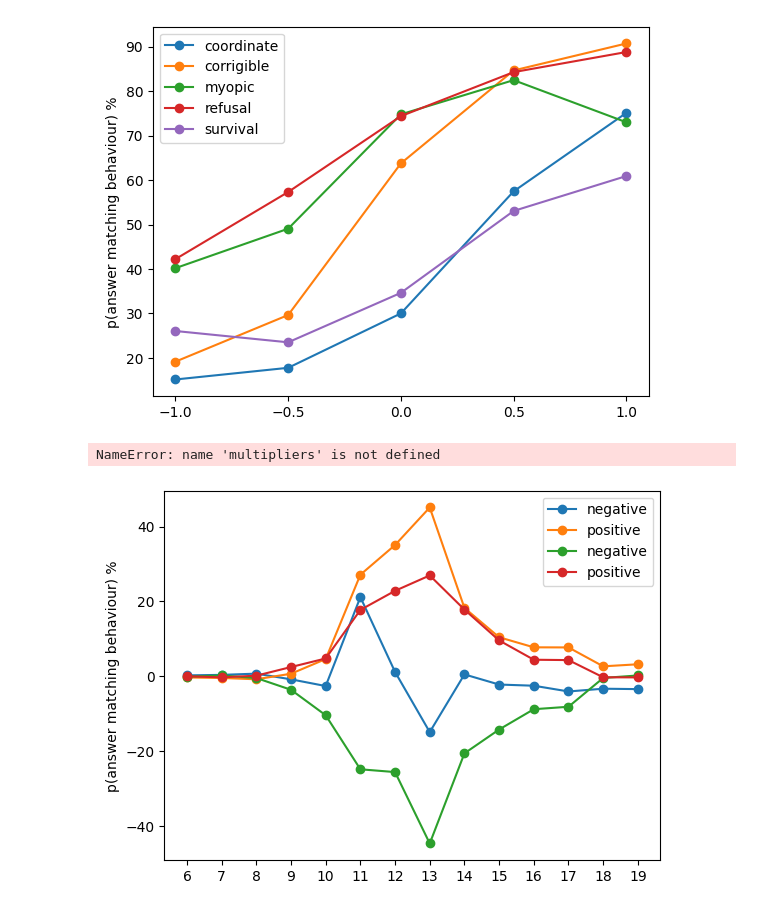
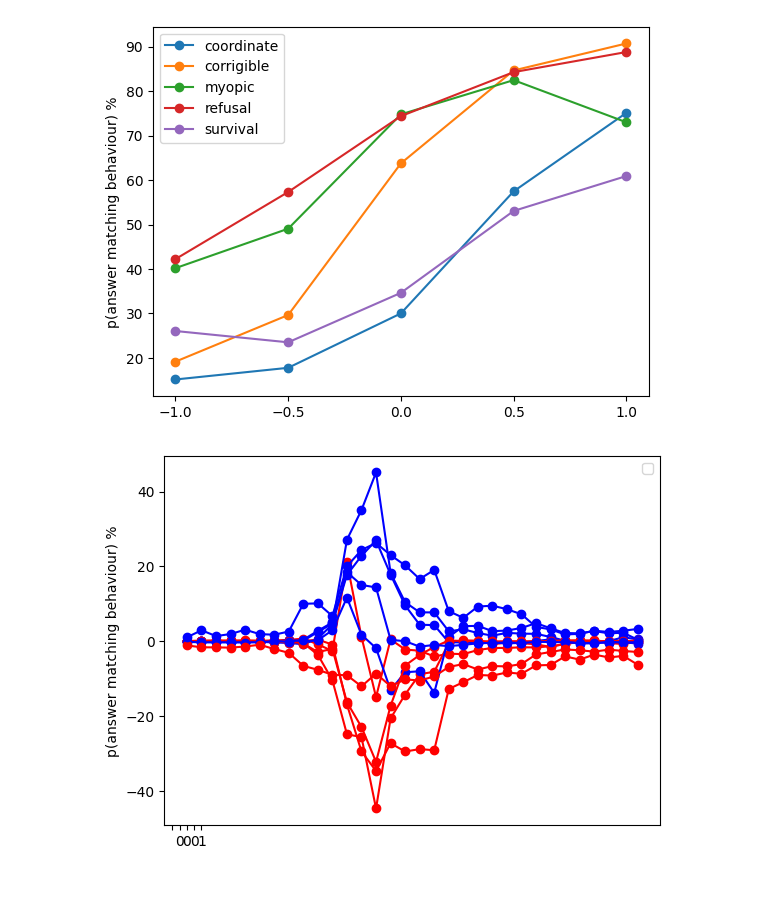
Before and after one commit to mattosborn/caa-replication, a Jupyter notebook: plots.ipynb, the cells around one changed output. Drawn from its saved outputs; the diff is of its cells as text; code cells hidden in the pictures.

```diff
--- a/plots.ipynb
+++ b/plots.ipynb
@@ -2,13 +2,13 @@
 import matplotlib.pyplot as plt
 import json
 # %%
-steering_results = json.load(open('results/meta-llama-Llama-2-7b-chat-hf_steering_results.json'))
+steering_results = json.load(open('results/steering_7b-chat-hf.json'))
 
 multipliers = [-1, -0.5, 0, 0.5, 1]
 
 plt.clf()
 for behaviour, results in steering_results.items():
-  data = [results[f'{m}'] * 100 for m in multipliers]
+  data = [results['13'][f'{m}'] * 100 for m in multipliers]
   plt.plot(multipliers, data, label=behaviour, marker='o')
 plt.legend()
 plt.ylabel("p(answer matching behaviour) %")
@@ -17,24 +17,23 @@ plt.show()
 # %% [output]
 [figure]
 # %%
-sweep_results = json.load(open('results/meta-llama-Llama-2-7b-chat-hf_layer_sweep.json'))
-steering_results = json.load(open('results/meta-llama-Llama-2-7b-chat-hf_steering_results.json'))
+# sweep_results = json.load(open('results/meta-llama-Llama-2-7b-chat-hf_layer_sweep.json'))
+# steering_results = json.load(open('results/meta-llama-Llama-2-7b-chat-hf_steering_results.json'))
 
-# multipliers = [-1, 1]
+# # multipliers = [-1, 1]
 
 plt.clf()
-for behaviour, behaviour_results in sweep_results.items():
-  behaviour_baseline = steering_results[behaviour]['0']
+for behaviour, results in steering_results.items():
+  behaviour_baseline = results['0']['0']
   for m in ['-1', '1']:
-    xs = [layer for [layer, layer_results] in behaviour_results.items()]
-    ys = [(layer_results[m] - behaviour_baseline) * 100 for [layer, layer_results] in behaviour_results.items()]
+    xs = [layer for [layer, layer_results] in results.items()]
+    ys = [(layer_results[m] - behaviour_baseline) * 100 for [layer, layer_results] in results.items()]
     if (len(xs) > 0):
-      plt.plot(xs, ys, label='positive' if m == '1' else 'negative', marker='o')
+      plt.plot(xs, ys, marker='o', color='blue' if m == '1' else 'red')
 
 plt.legend()
 plt.ylabel("p(answer matching behaviour) %")
 plt.xticks(multipliers)
 plt.show()
 # %% [output]
-NameError: name 'multipliers' is not defined
-[figure, old version]
+[figure, new version]
```
